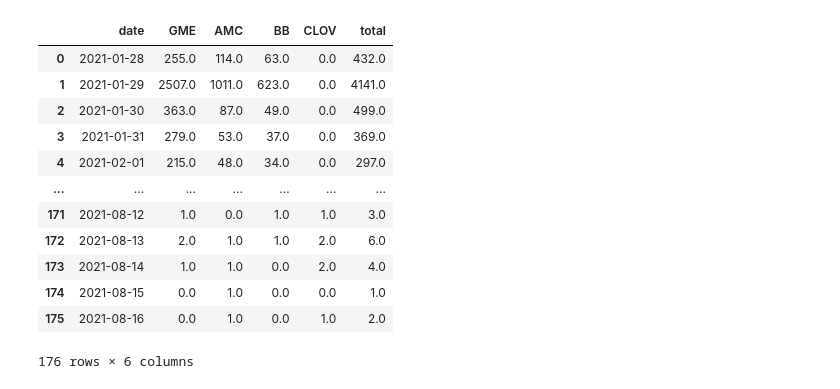
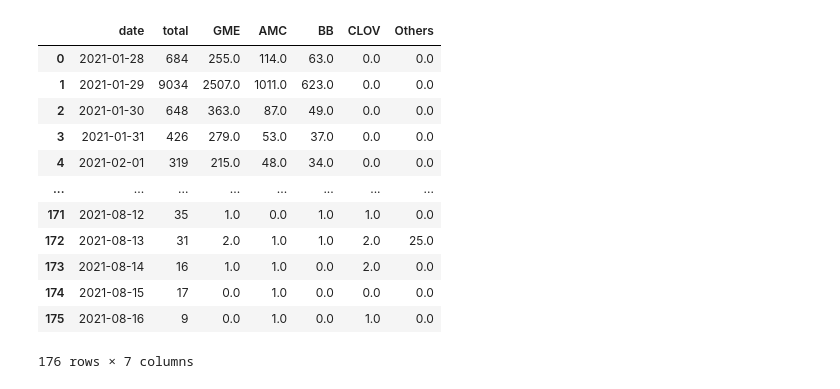
Before and after one commit to ccwhgetgit/DAO2702Project, a Jupyter notebook: Stacked Bar Chart.ipynb, the cells around one changed output. Saved outputs shown, nothing was run; the diff lists cells and outputs as text; code cells hidden in the pictures.

Commit message:
Revert "removed others"
This reverts commit 262b5be64594a68165a33506c3d72dc880f0ce2e.

```diff
--- a/Stacked Bar Chart.ipynb
+++ b/Stacked Bar Chart.ipynb
@@ -6,47 +6,68 @@ import matplotlib.pyplot as plt
 # %%
 # Import data
 df = pd.read_csv('./Datasets/reddit_wsb_daily.csv')
 
-# Selecting relevant data from thread body only
+# Selecting relevant data
+# Version 1: title and body
+# df = df[["date", "count_title", "count_body",
+#         "count_gme_title", "count_gme_body",
+#         "count_amc_title", "count_amc_body",
+#         "count_bb_title", "count_bb_body",
+#         "count_clov_title", "count_clov_body"]]
+
+# Version 2: body only
 df = df[["date", "count_body",
         "count_gme_body",
         "count_amc_body",
         "count_bb_body",
         "count_clov_body"]]
 
 # Cleaning data
 df["date"] = pd.to_datetime(df["date"])
 
 # Aggregating data
 new_df = pd.DataFrame()
+
+# Version 1: title + body
+# new_df["date"] = df["date"]
+# new_df["total"] = df["count_title"] + df["count_body"]
+# new_df["gme"] = df["count_gme_title"] + df["count_gme_body"]
+# new_df["amc"] = df["count_amc_title"] + df["count_amc_body"]
+# new_df["bb"] = df["count_bb_title"] + df["count_bb_body"]
+# new_df["clov"] = df["count_clov_title"] + df["count_clov_body"]
+
+# Version 2: body only
 new_df["date"] = df["date"]
+new_df["total"] = df["count_body"]
 new_df["GME"] = df["count_gme_body"]
 new_df["AMC"] = df["count_amc_body"]
 new_df["BB"] = df["count_bb_body"]
 new_df["CLOV"] = df["count_clov_body"]
-new_df["total"] = df.loc[:,["count_gme_body", "count_amc_body", "count_bb_body", "count_clov_body"]].sum(axis=1)
+new_df["Others"] = new_df["total"] - new_df["GME"] - new_df["AMC"] - new_df["BB"] - new_df["CLOV"]
 
 # Cleaning aggregated data
 # Change NA to 0
 new_df["GME"] = new_df["GME"].fillna(0)
 new_df["AMC"] = new_df["AMC"].fillna(0)
 new_df["BB"] = new_df["BB"].fillna(0)
 new_df["CLOV"] = new_df["CLOV"].fillna(0)
-new_df["total"] = new_df["total"].fillna(0)
+new_df["Others"] = new_df["Others"].fillna(0)
 
-# Display new data
+# Changing negative to 0
+new_df["Others"] = new_df["Others"].clip(0)
+
 new_df
 # %% [output]
-|  | date | GME | AMC | BB | CLOV | total |
-| 0 | 2021-01-28 | 255.0 | 114.0 | 63.0 | 0.0 | 432.0 |
-| 1 | 2021-01-29 | 2507.0 | 1011.0 | 623.0 | 0.0 | 4141.0 |
-| 2 | 2021-01-30 | 363.0 | 87.0 | 49.0 | 0.0 | 499.0 |
-| 3 | 2021-01-31 | 279.0 | 53.0 | 37.0 | 0.0 | 369.0 |
-| 4 | 2021-02-01 | 215.0 | 48.0 | 34.0 | 0.0 | 297.0 |
-| ... | ... | ... | ... | ... | ... | ... |
-| 171 | 2021-08-12 | 1.0 | 0.0 | 1.0 | 1.0 | 3.0 |
-| 172 | 2021-08-13 | 2.0 | 1.0 | 1.0 | 2.0 | 6.0 |
-| 173 | 2021-08-14 | 1.0 | 1.0 | 0.0 | 2.0 | 4.0 |
-| 174 | 2021-08-15 | 0.0 | 1.0 | 0.0 | 0.0 | 1.0 |
-| 175 | 2021-08-16 | 0.0 | 1.0 | 0.0 | 1.0 | 2.0 |
+|  | date | total | GME | AMC | BB | CLOV | Others |
+| 0 | 2021-01-28 | 684 | 255.0 | 114.0 | 63.0 | 0.0 | 0.0 |
+| 1 | 2021-01-29 | 9034 | 2507.0 | 1011.0 | 623.0 | 0.0 | 0.0 |
+| 2 | 2021-01-30 | 648 | 363.0 | 87.0 | 49.0 | 0.0 | 0.0 |
+| 3 | 2021-01-31 | 426 | 279.0 | 53.0 | 37.0 | 0.0 | 0.0 |
+| 4 | 2021-02-01 | 319 | 215.0 | 48.0 | 34.0 | 0.0 | 0.0 |
+| ... | ... | ... | ... | ... | ... | ... | ... |
+| 171 | 2021-08-12 | 35 | 1.0 | 0.0 | 1.0 | 1.0 | 0.0 |
+| 172 | 2021-08-13 | 31 | 2.0 | 1.0 | 1.0 | 2.0 | 25.0 |
+| 173 | 2021-08-14 | 16 | 1.0 | 1.0 | 0.0 | 2.0 | 0.0 |
+| 174 | 2021-08-15 | 17 | 0.0 | 1.0 | 0.0 | 0.0 | 0.0 |
+| 175 | 2021-08-16 | 9 | 0.0 | 1.0 | 0.0 | 1.0 | 0.0 |
-176 rows × 6 columns
+176 rows × 7 columns
```
Also changed, not shown: parts of 8 cells of this notebook.
